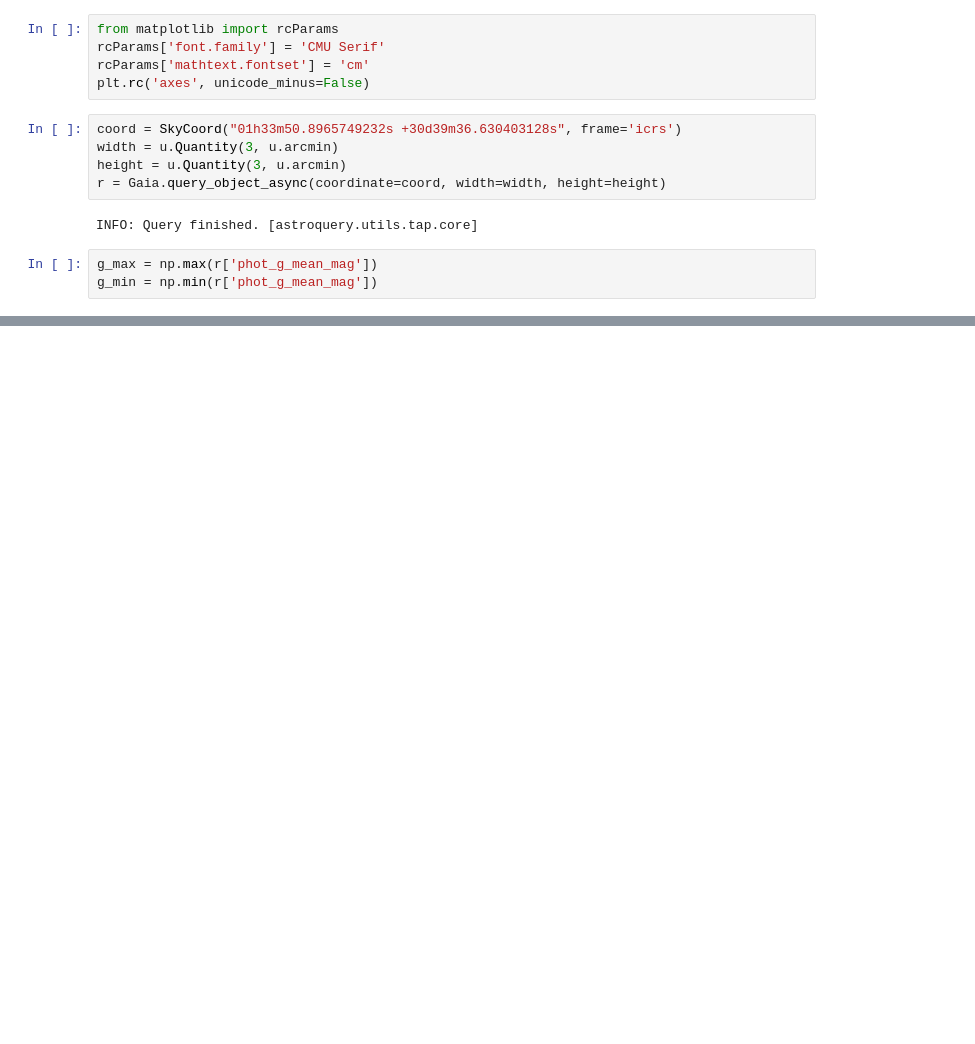
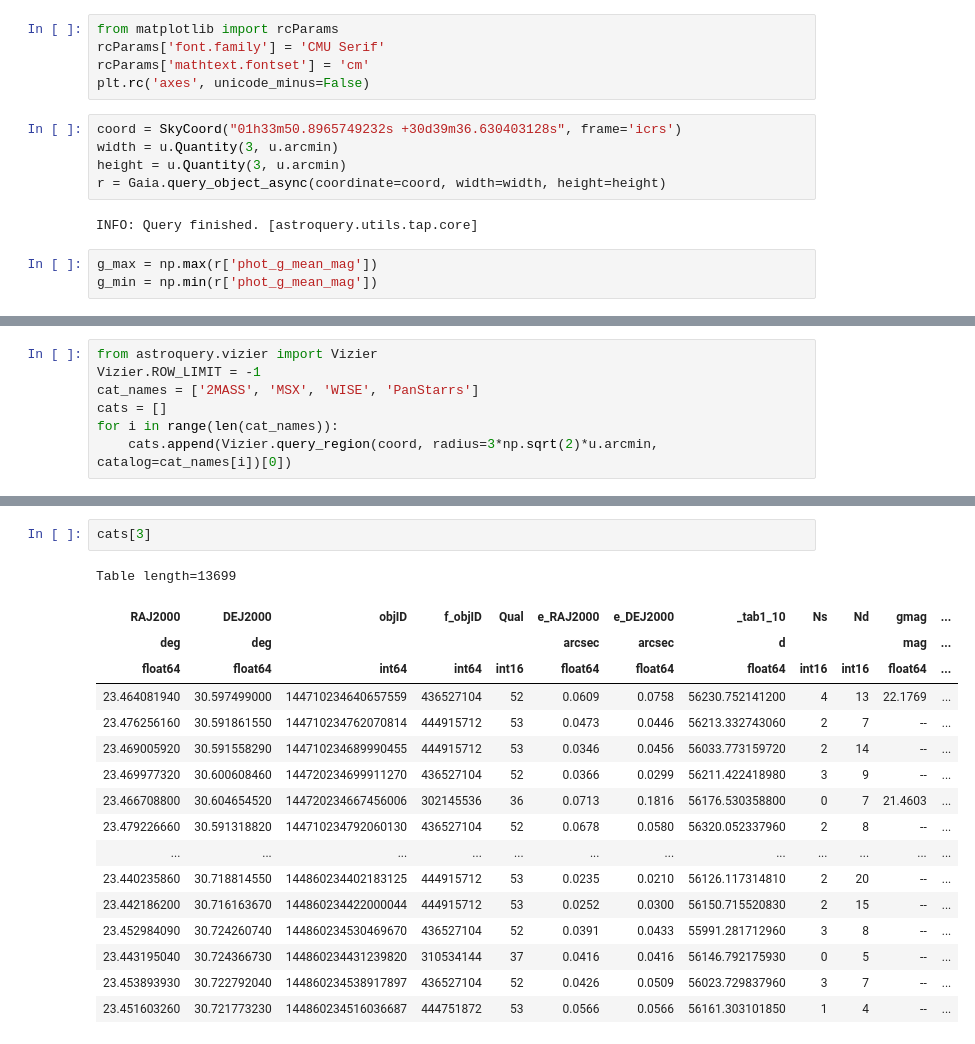
Before and after one commit to AstroTaffer/MEN-681301-OAM, a Jupyter notebook: zwicky1.ipynb, the cells around one changed output, grey strips where cells are left out. Cells and saved outputs as stored; diff of their text form; blank space fills up the shorter version.

```diff
--- a/zwicky1.ipynb
+++ b/zwicky1.ipynb
@@ -32,0 +59,7 @@ plt.show()
+# %%
+from astroquery.vizier import Vizier
+Vizier.ROW_LIMIT = -1
+cat_names = ['2MASS', 'MSX', 'WISE', 'PanStarrs']
+cats = []
+for i in range(len(cat_names)):
+    cats.append(Vizier.query_region(coord, radius=3*np.sqrt(2)*u.arcmin, catalog=cat_names[i])[0])
@@ -32,0 +68,20 @@ plt.show()
+# %%
+cats[3]
+# %% [output]
+Table length=13699
+| RAJ2000 | DEJ2000 | objID | f_objID | Qual | e_RAJ2000 | e_DEJ2000 | _tab1_10 | Ns | Nd | gmag | ... |
+| deg | deg |  |  |  | arcsec | arcsec | d |  |  | mag | ... |
+| float64 | float64 | int64 | int64 | int16 | float64 | float64 | float64 | int16 | int16 | float64 | ... |
+| 23.464081940 | 30.597499000 | 144710234640657559 | 436527104 | 52 | 0.0609 | 0.0758 | 56230.752141200 | 4 | 13 | 22.1769 | ... |
+| 23.476256160 | 30.591861550 | 144710234762070814 | 444915712 | 53 | 0.0473 | 0.0446 | 56213.332743060 | 2 | 7 | -- | ... |
+| 23.469005920 | 30.591558290 | 144710234689990455 | 444915712 | 53 | 0.0346 | 0.0456 | 56033.773159720 | 2 | 14 | -- | ... |
+| 23.469977320 | 30.600608460 | 144720234699911270 | 436527104 | 52 | 0.0366 | 0.0299 | 56211.422418980 | 3 | 9 | -- | ... |
+| 23.466708800 | 30.604654520 | 144720234667456006 | 302145536 | 36 | 0.0713 | 0.1816 | 56176.530358800 | 0 | 7 | 21.4603 | ... |
+| 23.479226660 | 30.591318820 | 144710234792060130 | 436527104 | 52 | 0.0678 | 0.0580 | 56320.052337960 | 2 | 8 | -- | ... |
+| ... | ... | ... | ... | ... | ... | ... | ... | ... | ... | ... | ... |
+| 23.440235860 | 30.718814550 | 144860234402183125 | 444915712 | 53 | 0.0235 | 0.0210 | 56126.117314810 | 2 | 20 | -- | ... |
+| 23.442186200 | 30.716163670 | 144860234422000044 | 444915712 | 53 | 0.0252 | 0.0300 | 56150.715520830 | 2 | 15 | -- | ... |
+| 23.452984090 | 30.724260740 | 144860234530469670 | 436527104 | 52 | 0.0391 | 0.0433 | 55991.281712960 | 3 | 8 | -- | ... |
+| 23.443195040 | 30.724366730 | 144860234431239820 | 310534144 | 37 | 0.0416 | 0.0416 | 56146.792175930 | 0 | 5 | -- | ... |
+| 23.453893930 | 30.722792040 | 144860234538917897 | 436527104 | 52 | 0.0426 | 0.0509 | 56023.729837960 | 3 | 7 | -- | ... |
+| 23.451603260 | 30.721773230 | 144860234516036687 | 444751872 | 53 | 0.0566 | 0.0566 | 56161.303101850 | 1 | 4 | -- | ... |
```
Also changed, not shown: parts of 5 cells of this notebook.
